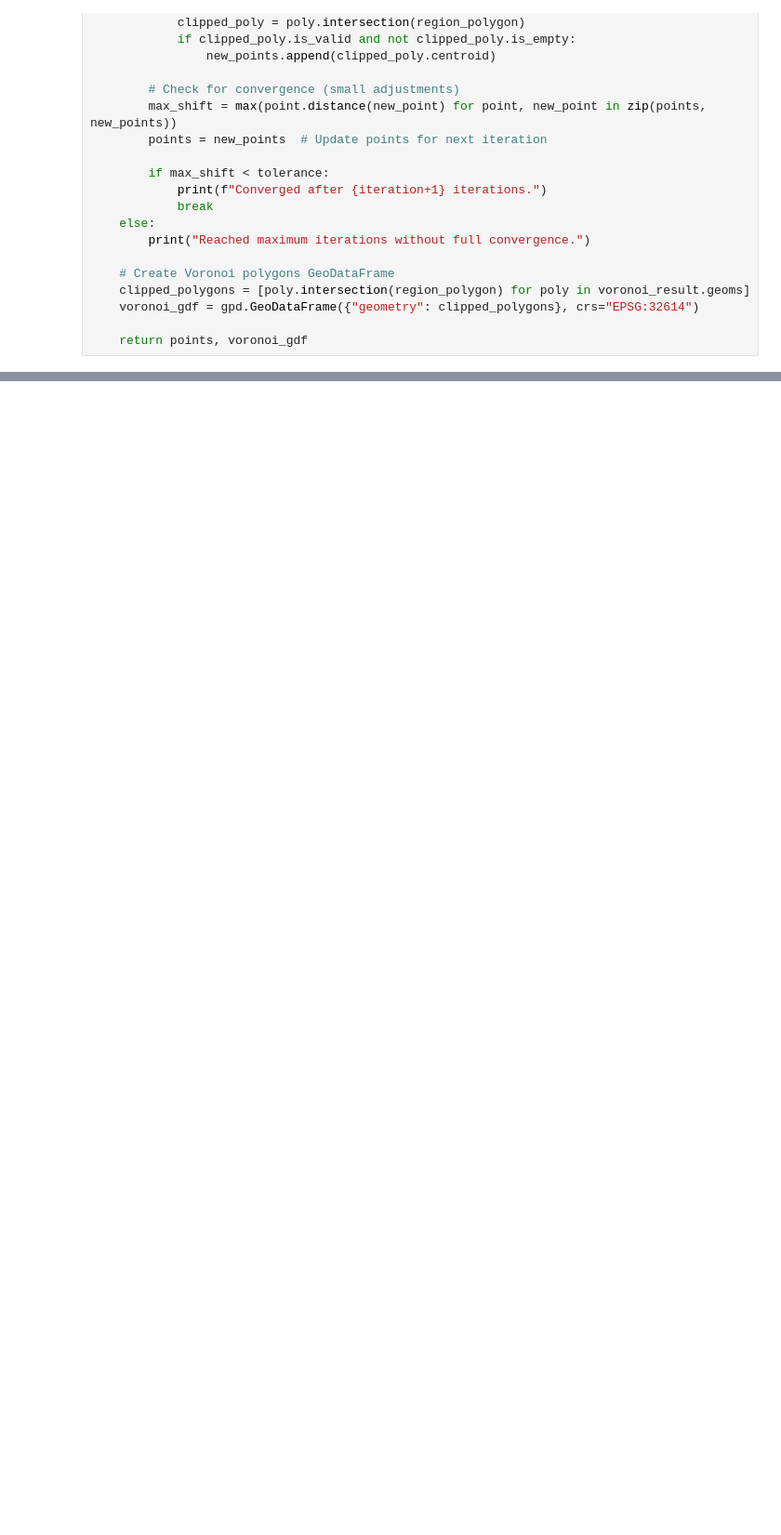
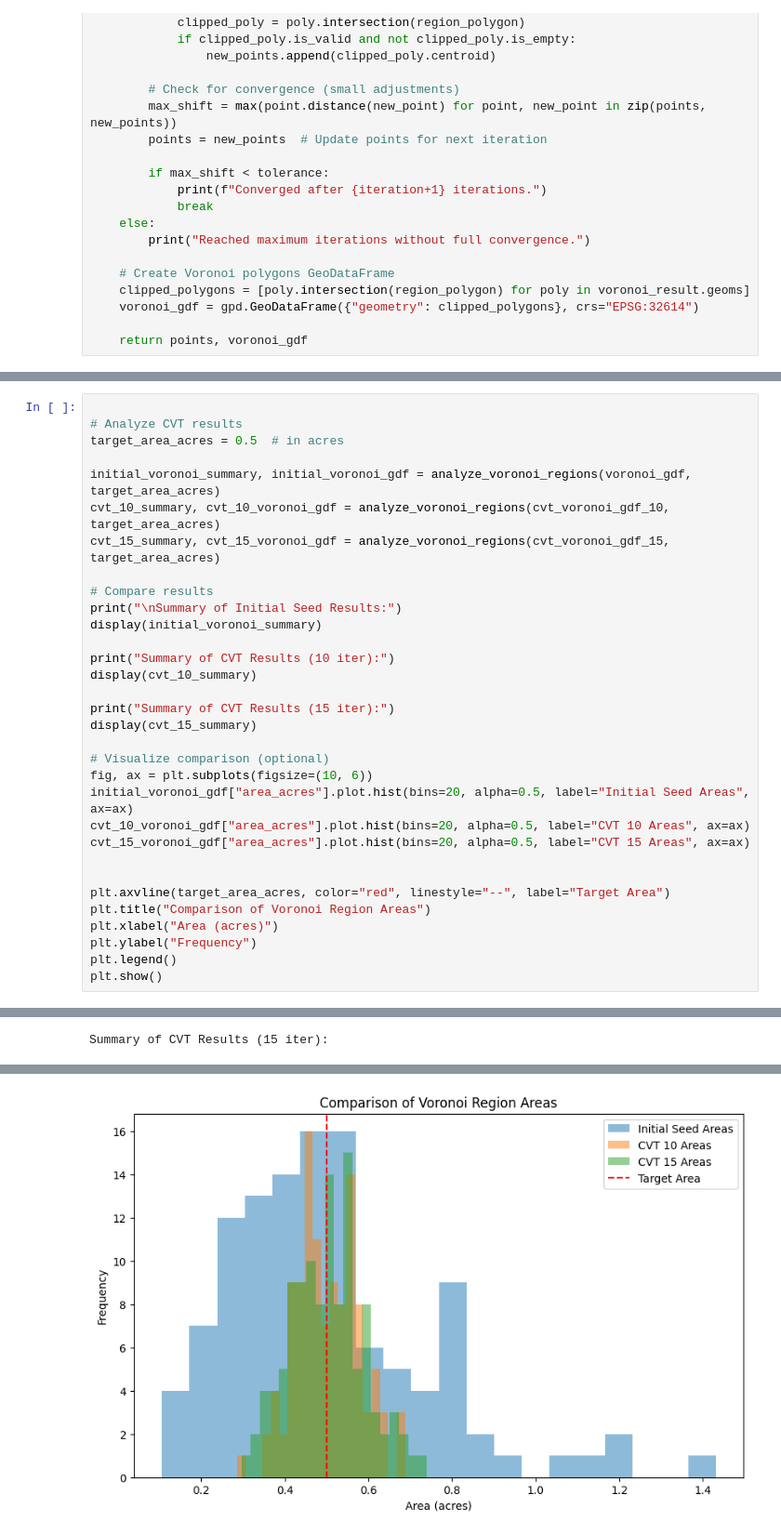
Before and after one commit to javelina-works/unsupervised-cv-search, a Jupyter notebook: content/notebooks/11_region_partition.ipynb, the cells around one changed output, grey strips where cells are left out. Shown at 93% size. Cells and saved outputs as stored; diff of their text form; blank space fills up the shorter version.

```diff
--- a/content/notebooks/11_region_partition.ipynb
+++ b/content/notebooks/11_region_partition.ipynb
@@ -692,0 +768,33 @@ plt.show()
+# %%
+
+# Analyze CVT results
+target_area_acres = 0.5  # in acres
+
+initial_voronoi_summary, initial_voronoi_gdf = analyze_voronoi_regions(voronoi_gdf, target_area_acres)
+cvt_10_summary, cvt_10_voronoi_gdf = analyze_voronoi_regions(cvt_voronoi_gdf_10, target_area_acres)
+cvt_15_summary, cvt_15_voronoi_gdf = analyze_voronoi_regions(cvt_voronoi_gdf_15, target_area_acres)
+
+# Compare results
+print("\nSummary of Initial Seed Results:")
+display(initial_voronoi_summary)
+
+print("Summary of CVT Results (10 iter):")
+display(cvt_10_summary)
+
+print("Summary of CVT Results (15 iter):")
+display(cvt_15_summary)
+
+# Visualize comparison (optional)
+fig, ax = plt.subplots(figsize=(10, 6))
+initial_voronoi_gdf["area_acres"].plot.hist(bins=20, alpha=0.5, label="Initial Seed Areas", ax=ax)
+cvt_10_voronoi_gdf["area_acres"].plot.hist(bins=20, alpha=0.5, label="CVT 10 Areas", ax=ax)
+cvt_15_voronoi_gdf["area_acres"].plot.hist(bins=20, alpha=0.5, label="CVT 15 Areas", ax=ax)
+
+
+plt.axvline(target_area_acres, color="red", linestyle="--", label="Target Area")
+plt.title("Comparison of Voronoi Region Areas")
+plt.xlabel("Area (acres)")
+plt.ylabel("Frequency")
+plt.legend()
+plt.show()
+# %% [output]
@@ -692,0 +813 @@ plt.show()
+Summary of CVT Results (15 iter):
@@ -692,0 +819 @@ plt.show()
+[figure, added]
```
Also changed, not shown: parts of 6 cells of this notebook.
